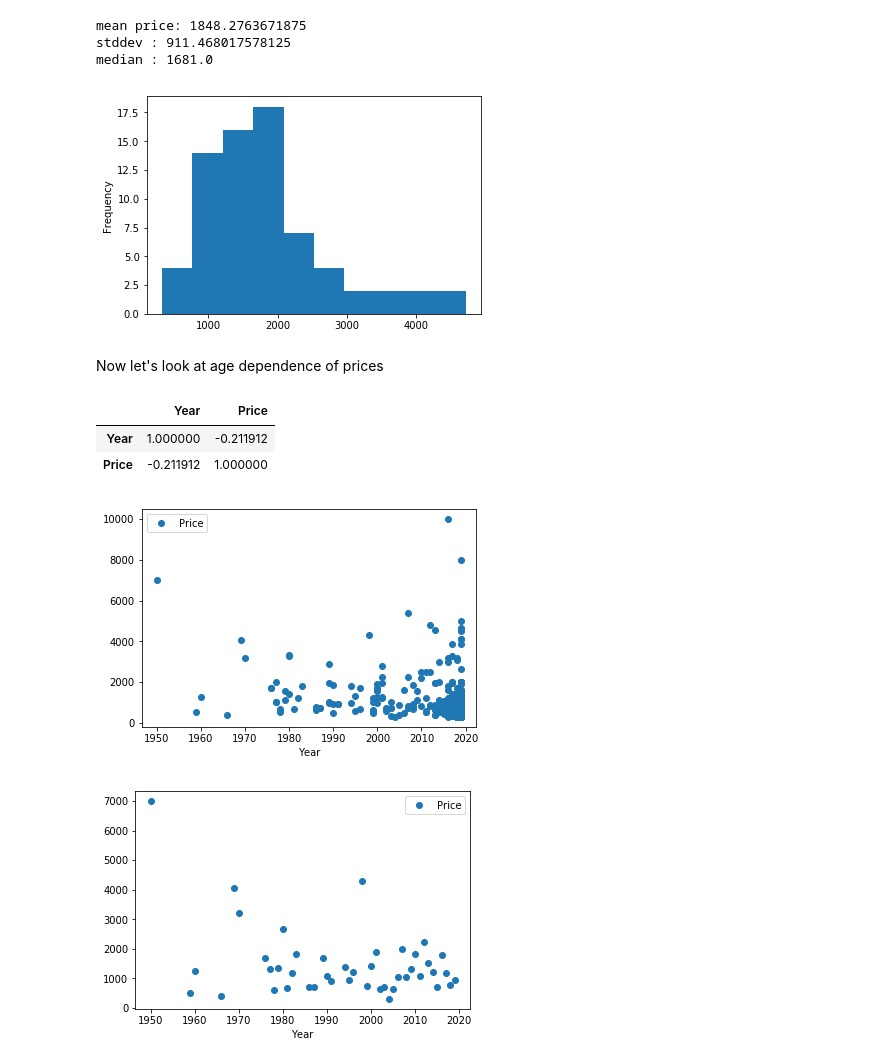
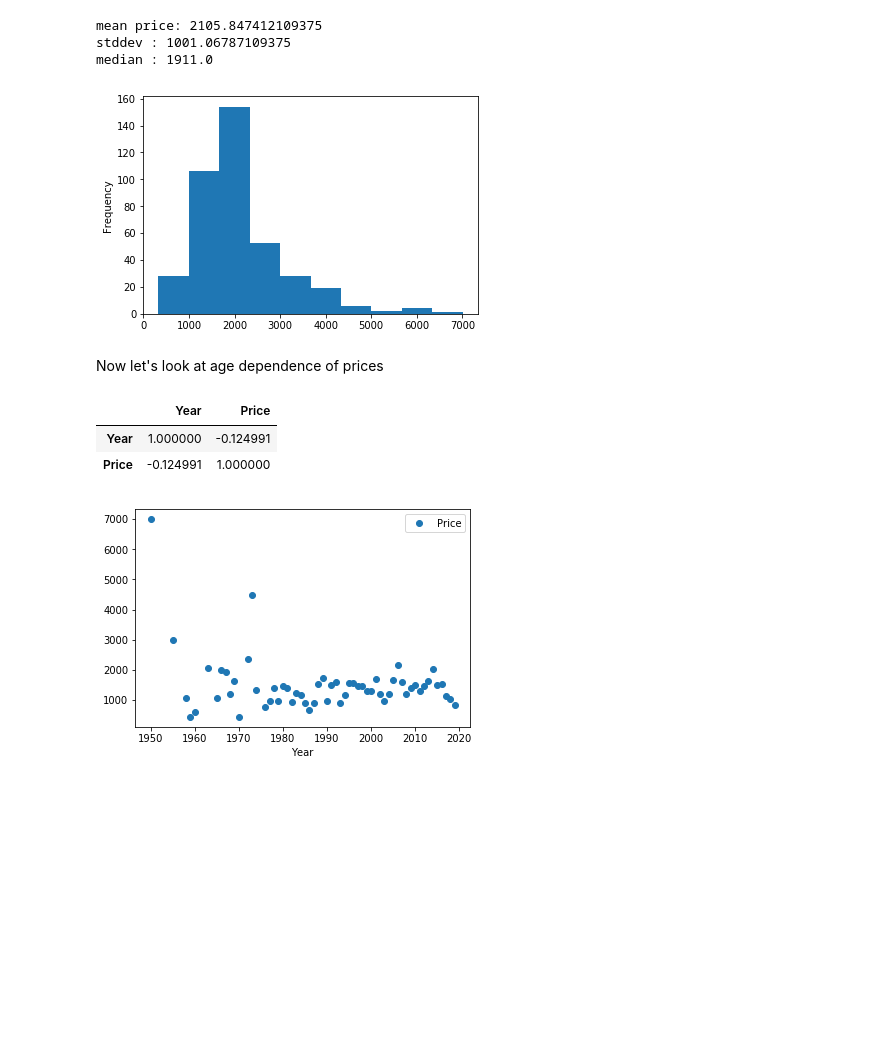
Before and after one commit to rsmmnt/trrr, a Jupyter notebook: guitars.ipynb, the cells around one changed output. Drawn from its saved outputs; the diff is of its cells as text; code cells hidden in the pictures; blank space fills up the shorter version.

```diff
--- a/guitars.ipynb
+++ b/guitars.ipynb
@@ -1,7 +1,10 @@
 # %%
 import numpy as np
 import pandas as pd
-data = pd.read_csv("eguitars.csv")
+import matplotlib.pyplot as plt
+
+from sklearn import datasets, linear_model
+data = pd.read_csv("allguitnewnew2.csv")
 data['Price'] = pd.to_numeric(data['Price'], errors='coerce', downcast='float')
 data['Year'] = pd.to_numeric(data['Year'], errors='coerce', downcast='integer')
 
@@ -44,22 +66,21 @@ print("mean price: " + str(data[data['Brand'] == "Gibson"]['Price'].mean()))
 print("stddev : " + str(data[data['Brand'] == "Gibson"]['Price'].std()))
 print("median : " + str(data[data['Brand'] == "Gibson"]['Price'].median()))
 # %% [output]
-mean price: 1848.2763671875
-stddev : 911.468017578125
-median : 1681.0
+mean price: 2105.847412109375
+stddev : 1001.06787109375
+median : 1911.0
-[figure, old version]
+[figure, new version]
 # %% [markdown]
 Now let's look at age dependence of prices
 # %%
 tmp = data[data['Year'].notnull()]
-yearly = tmp[tmp['Price'] < 100000]
-yearly.plot(x='Year',y='Price', style='o')
+yearly = tmp[tmp['Price'] < 100000][tmp['Year'] < 2100]
+#yearly.plot(x='Year',y='Price', style='o')
 
 yearly.groupby('Year').mean().plot(style='o')
 yearly.corr(method='pearson')
 # %% [output]
 |  | Year | Price |
-| Year | 1.000000 | -0.211912 |
-| Price | -0.211912 | 1.000000 |
+| Year | 1.000000 | -0.124991 |
+| Price | -0.124991 | 1.000000 |
-[figure, old version]
+[figure, new version]
-[figure, removed]
```
Also changed, not shown: parts of 18 cells of this notebook, 1 other file.
